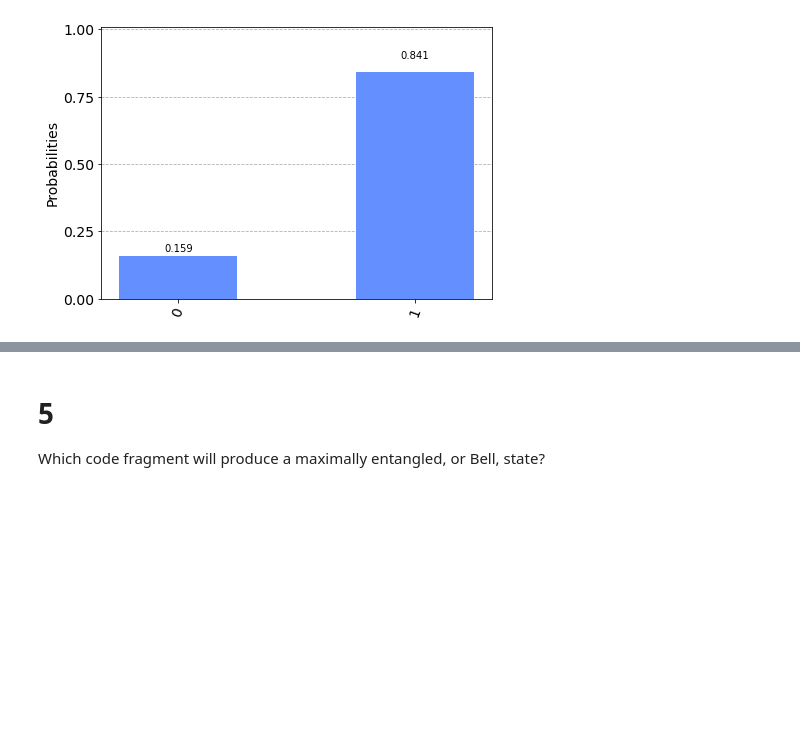
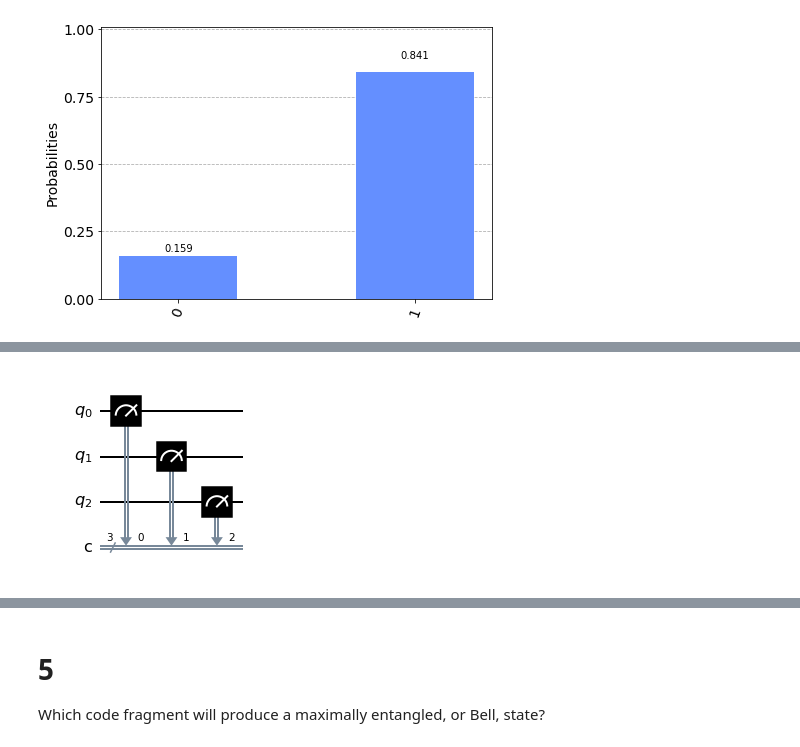
Before and after one commit to daimurat/qiskit-implementation, a Jupyter notebook: examination/c1000-112_sample.ipynb, the cells around one changed output, grey strips where cells are left out. Cells and saved outputs as stored; diff of their text form; code cells hidden in the pictures; blank space fills up the shorter version.

```diff
--- a/examination/c1000-112_sample.ipynb
+++ b/examination/c1000-112_sample.ipynb
@@ -74,0 +90,6 @@ plot_histogram(counts)  # Display the output state vector
+# %%
+qc = QuantumCircuit(3, 3)
+qc.measure([0,1,2], [0,1,2])
+qc.draw('mpl')
+# %% [output]
+[figure, added]
```
Also changed, not shown: parts of 7 cells of this notebook, 1 other file.
